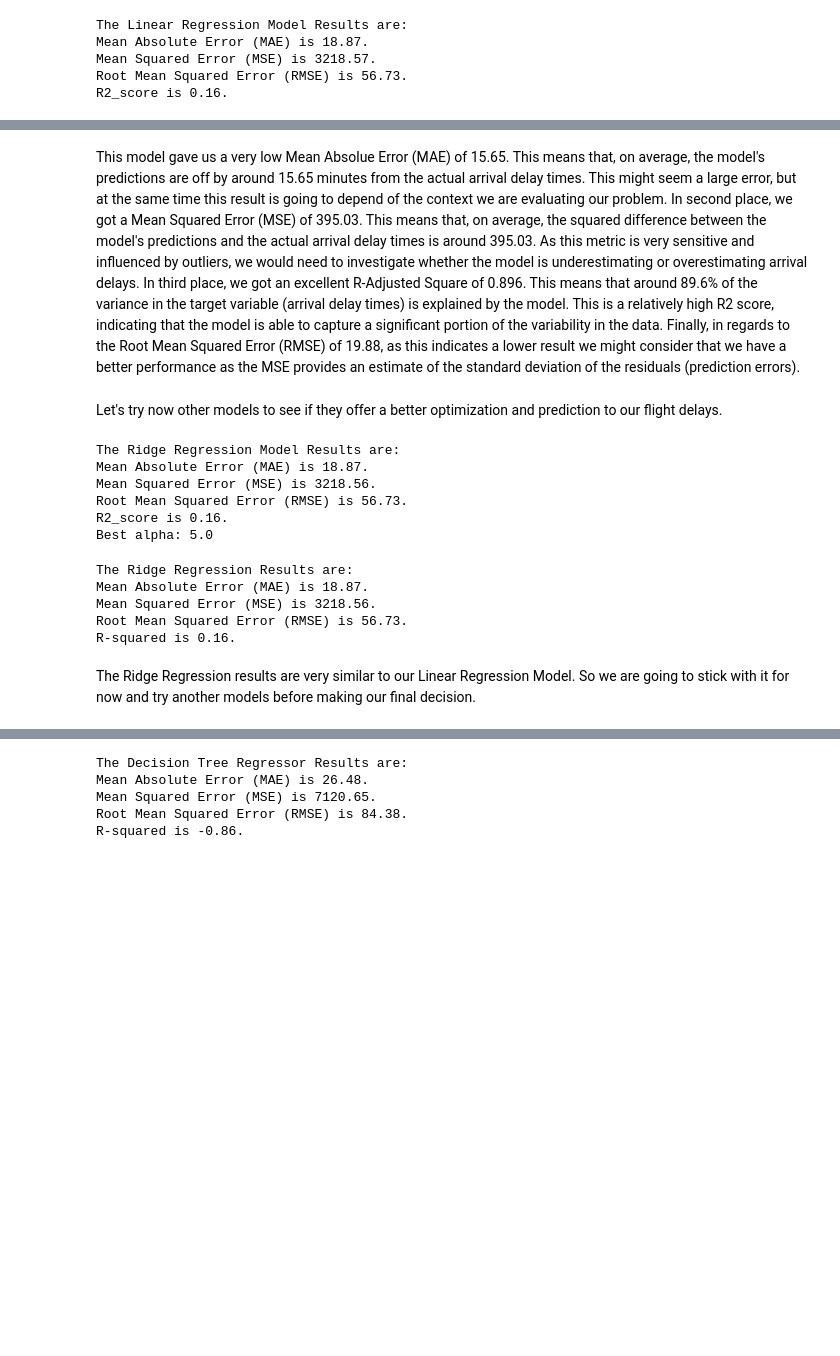
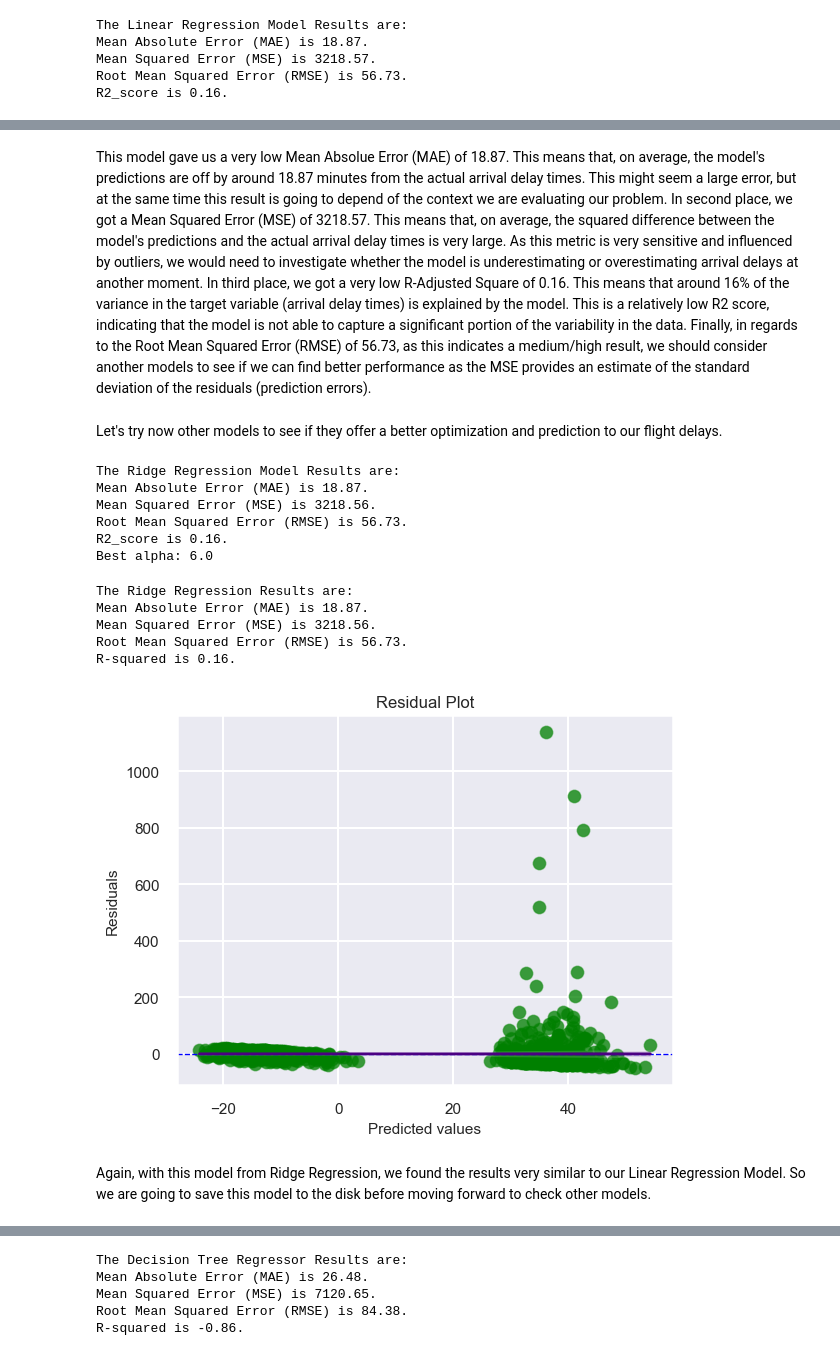
Before and after one commit to rafaelaqfc/Flight-Delays-Prediction, a Jupyter notebook: modeling.ipynb, the cells around one changed output, grey strips where cells are left out. Saved outputs shown, nothing was run; the diff lists cells and outputs as text; code cells hidden in the pictures; blank space fills up the shorter version.

Commit message:
Add updated modelling file with model trainings updated;

```diff
--- a/modeling.ipynb
+++ b/modeling.ipynb
@@ -1156,5 +1174,5 @@ R2_score is 0.16.
 # %% [markdown]
-This model gave us a very low Mean Absolue Error (MAE) of 15.65. This means that, on average, the model's predictions are off by around 15.65 minutes from the actual arrival delay times. This might seem a large error, but at the same time this result is going to depend of the context we are evaluating our problem. In second place, we got a Mean Squared Error (MSE) of 395.03. This means that, on average, the squared difference between the model's predictions and the actual arrival delay times is around 395.03. As this metric is very sensitive and influenced by outliers, we would need to investigate whether the model is underestimating or overestimating arrival delays. In third place, we got an excellent R-Adjusted Square of 0.896. This means that around 89.6% of the variance in the target variable (arrival delay times) is explained by the model. This is a relatively high R2 score, indicating that the model is able to capture a significant portion of the variability in the data. Finally, in regards to the Root Mean Squared Error (RMSE) of 19.88, as this indicates a lower result we might consider that we have a better performance as the MSE provides an estimate of the standard deviation of the residuals (prediction errors).
+This model gave us a very low Mean Absolue Error (MAE) of 18.87. This means that, on average, the model's predictions are off by around 18.87 minutes from the actual arrival delay times. This might seem a large error, but at the same time this result is going to depend of the context we are evaluating our problem. In second place, we got a Mean Squared Error (MSE) of 3218.57. This means that, on average, the squared difference between the model's predictions and the actual arrival delay times is very large. As this metric is very sensitive and influenced by outliers, we would need to investigate whether the model is underestimating or overestimating arrival delays at another moment. In third place, we got a very low R-Adjusted Square of 0.16. This means that around 16% of the variance in the target variable (arrival delay times) is explained by the model. This is a relatively low R2 score, indicating that the model is not able to capture a significant portion of the variability in the data. Finally, in regards to the Root Mean Squared Error (RMSE) of 56.73, as this indicates a medium/high result, we should consider another models to see if we can find better performance as the MSE provides an estimate of the standard deviation of the residuals (prediction errors).
 # %% [markdown]
 Let's try now other models to see if they offer a better optimization and prediction to our flight delays.
 # %%
@@ -1163,16 +1181,16 @@ Let's try now other models to see if they offer a better optimization and predic
 
 from sklearn.linear_model import RidgeCV
 
-ridge = RidgeCV(alphas=[0.1, 0.5, 1.0, 1.5, 2.0, 5.0])
+ridge = RidgeCV(alphas=[0.1, 0.5, 1.0, 1.5, 2.0, 2.5, 3.0, 4.0, 4.5, 5.0, 5.5, 6.0])
 ridge.fit(X_pca_train, y_train)
-y_pred = ridge.predict(X_pca_test)
+y_pred_ridge_cv = ridge.predict(X_pca_test)
 
 # Calculating some evaluation metrics
 
-mae_ridge_cv = mean_absolute_error(y_test, y_pred)
-mse_ridge_cv = mean_squared_error(y_test, y_pred)
-rmse_ridge_cv = np.sqrt(mse)
-r2_ridge_cv = r2_score(y_test, y_pred)
+mae_ridge_cv = mean_absolute_error(y_test, y_pred_ridge_cv)
+mse_ridge_cv = mean_squared_error(y_test, y_pred_ridge_cv)
+rmse_ridge_cv = np.sqrt(mse_ridge_cv)
+r2_ridge_cv = r2_score(y_test, y_pred_ridge_cv)
 
 print('The Ridge Regression Model Results are:')
 print('Mean Absolute Error (MAE) is {:.2f}.'.format(mae_ridge_cv))
@@ -1186,22 +1204,22 @@ Mean Absolute Error (MAE) is 18.87.
 Mean Squared Error (MSE) is 3218.56.
 Root Mean Squared Error (RMSE) is 56.73.
 R2_score is 0.16.
-Best alpha: 5.0
+Best alpha: 6.0
 # %%
-# Modelloing with Ridge Regression using an alpha value of 0.1
+# Modelling with Ridge Regression using an alpha value of 0.1
 
 from sklearn.linear_model import Ridge
 
-ridge = Ridge(alpha=5.0) # alpha is a parameter to prevent overfitting
+ridge = Ridge(alpha=6.0) # alpha is a parameter to prevent overfitting
 ridge.fit(X_pca_train, y_train)
-y_pred = ridge.predict(X_pca_test)
+y_pred_ridge = ridge.predict(X_pca_test)
 
 # Calculating some evaluation metrics
 
-mae_ridge = mean_absolute_error(y_test, y_pred)
-mse_ridge = mean_squared_error(y_test, y_pred)
-rmse_ridge = np.sqrt(mse)
-r2_ridge = r2_score(y_test, y_pred)
+mae_ridge = mean_absolute_error(y_test, y_pred_ridge)
+mse_ridge = mean_squared_error(y_test, y_pred_ridge)
+rmse_ridge = np.sqrt(mse_ridge)
+r2_ridge = r2_score(y_test, y_pred_ridge)
 
 print('The Ridge Regression Results are:')
 print('Mean Absolute Error (MAE) is {:.2f}.'.format(mae_ridge))
@@ -1214,5 +1232,20 @@ Mean Absolute Error (MAE) is 18.87.
 Mean Squared Error (MSE) is 3218.56.
 Root Mean Squared Error (RMSE) is 56.73.
 R-squared is 0.16.
+# %%
+# Plotting the Ridge Regression Model
+
+sns.set_theme(style='darkgrid', context='talk')
+sns.scatterplot(x=y_pred_ridge, y=residuals, color='green', alpha=0.5)
+plt.axhline(y=0, color='blue', linestyle='--', linewidth=1)
+sns.regplot(x=y_pred_ridge, y=residuals, scatter_kws={'color': 'green', 'alpha': 0.5}, line_kws={'color': 'indigo', 'linewidth': 2})
+plt.xlabel('Predicted values', fontsize=11)
+plt.xticks(fontsize=11)
+plt.ylabel('Residuals', fontsize=11)
+plt.yticks(fontsize=11)
+plt.title('Residual Plot', fontsize=12)
+plt.show()
+# %% [output]
+[figure, added]
 # %% [markdown]
-The Ridge Regression results are very similar to our Linear Regression Model. So we are going to stick with it for now and try another models before making our final decision.
+Again, with this model from Ridge Regression, we found the results very similar to our Linear Regression Model. So we are going to save this model to the disk before moving forward to check other models.
```
Also changed, not shown: parts of 25 cells of this notebook.
